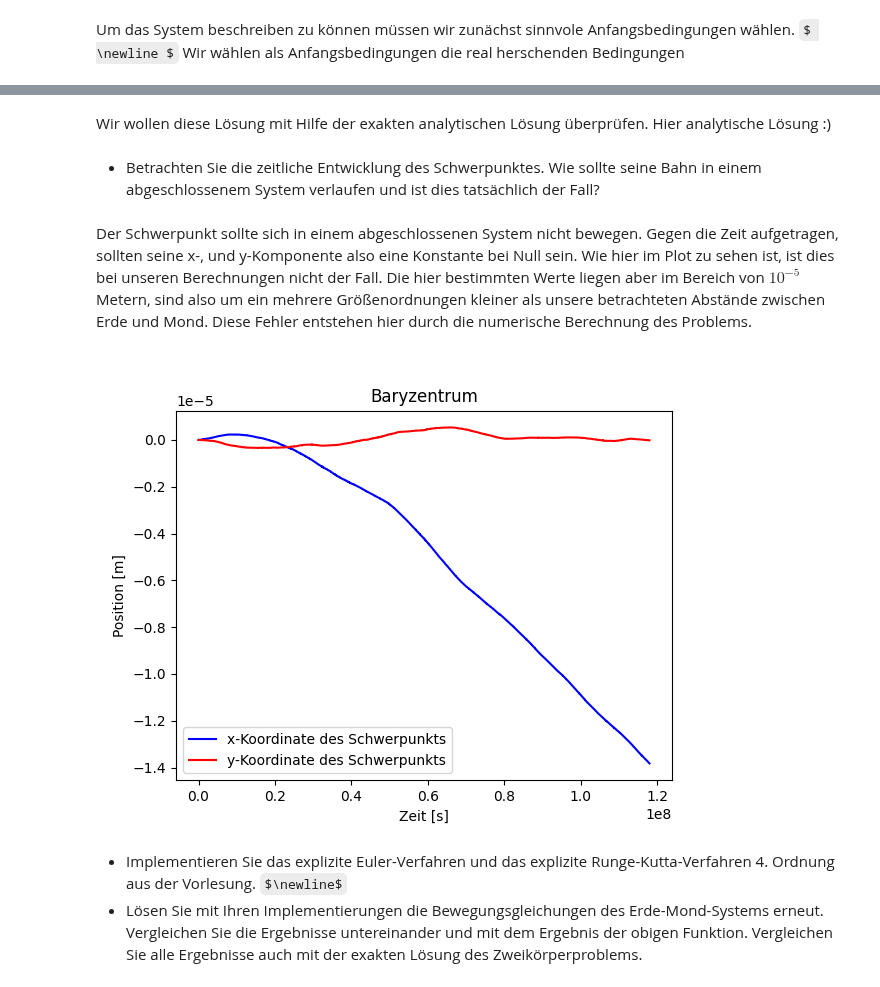
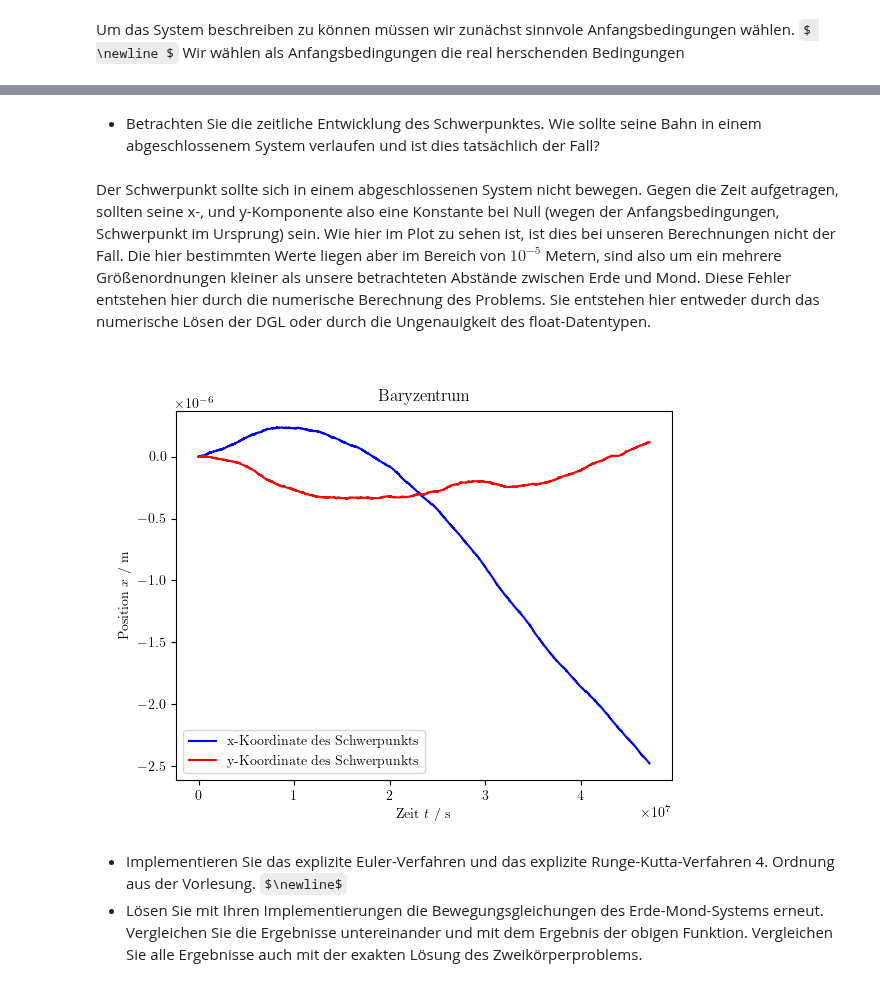
Before and after one commit to Nusssecke/Gezeitenreibung, a Jupyter notebook: gezeitenreibung.ipynb, the cells around one changed output, grey strips where cells are left out. Drawn from its saved outputs; the diff is of its cells as text; code cells hidden in the pictures; some formulas as TeX source.

Commit message:
Schönere Plots

```diff
--- a/gezeitenreibung.ipynb
+++ b/gezeitenreibung.ipynb
@@ -59,4 +59,9 @@ $ \def\Vec#1{ \overrightarrow{#1} } $ Aus dem Physics package
 Hier ein schöner StackExchange [Post](https://math.meta.stackexchange.com/questions/5020/mathjax-basic-tutorial-and-quick-reference/11638#11638) dazu
+# %%
+# Beautiful plots
+plt.rcParams['text.usetex'] = True
+plt.rcParams['font.family'] = "serif"
+plt.rcParams['font.serif'] = "Computer Modern Roman"
 # %% [markdown]
 ### Leitfragen
 # %% [markdown]
@@ -231,36 +280,36 @@ plt.show()
-# %% [markdown]
-Wir wollen diese Lösung mit Hilfe der exakten analytischen Lösung überprüfen.
-Hier analytische Lösung :)
 # %% [markdown]
 - Betrachten Sie die zeitliche Entwicklung des Schwerpunktes. Wie sollte seine Bahn in einem abgeschlossenem System verlaufen und ist dies tatsächlich der Fall?
 # %% [markdown]
 Der Schwerpunkt sollte sich in einem abgeschlossenen System nicht bewegen.
-Gegen die Zeit aufgetragen, sollten seine x-, und y-Komponente also eine Konstante bei Null sein.
+Gegen die Zeit aufgetragen, sollten seine x-, und y-Komponente also eine Konstante bei Null (wegen der Anfangsbedingungen, Schwerpunkt im Ursprung) sein.
 Wie hier im Plot zu sehen ist, ist dies bei unseren Berechnungen nicht der Fall.
 Die hier bestimmten Werte liegen aber im Bereich von $10^{-5}$ Metern, sind also um
 ein mehrere Größenordnungen kleiner als unsere betrachteten Abstände zwischen Erde und Mond.
 Diese Fehler entstehen hier durch die numerische Berechnung des Problems.
+Sie entstehen hier entweder durch das numerische Lösen der DGL oder durch die
+Ungenauigkeit des float-Datentypen.
 # %%
-solution = two_body_problem(mass, x, y, v_x, v_y, 50*TMondBahn)
+solution = two_body_problem(mass, x, y, v_x, v_y, 20*TMondBahn)
 t, x_1_values, x_2_values, y_1_values, y_2_values = solution
 
 # Define a function which calculates the location of the center of mass
 def center_of_mass(m1, m2, x1, y_1, x2, y_2):
     x = (m1*x1+m2*x2)/(m1+m2)
     y = (m1*y_1+m2*y_2)/(m1+m2)
     return x, y
 
 # Plot the change of the center of mass over time
 fig, ax = plt.subplots()
+fig.set_label("Bewegung des Baryzentrum des Erde-Mond-Systems")
 ax.plot(t, center_of_mass(mErde, mMond, x_1_values, y_1_values, x_2_values, y_2_values)[0], color='blue', label='x-Koordinate des Schwerpunkts')
 ax.plot(t, center_of_mass(mErde, mMond, x_1_values, y_1_values, x_2_values, y_2_values)[1], color='red', label='y-Koordinate des Schwerpunkts')
-ax.set_xlabel('Zeit [s]')
-ax.set_ylabel('Position [m]')
+ax.set_xlabel('Zeit $t$ / s')
+ax.set_ylabel('Position $x$ / m')
 ax.set_title('Baryzentrum')
 ax.legend()
 plt.show()
 # %% [output]
-[figure, old version]
+[figure, new version]
 # %% [markdown]
 - Implementieren Sie das explizite Euler-Verfahren und das explizite Runge-Kutta-Verfahren 4. Ordnung aus der Vorlesung.
 $\newline$
```
Also changed, not shown: parts of 4 cells of this notebook.
